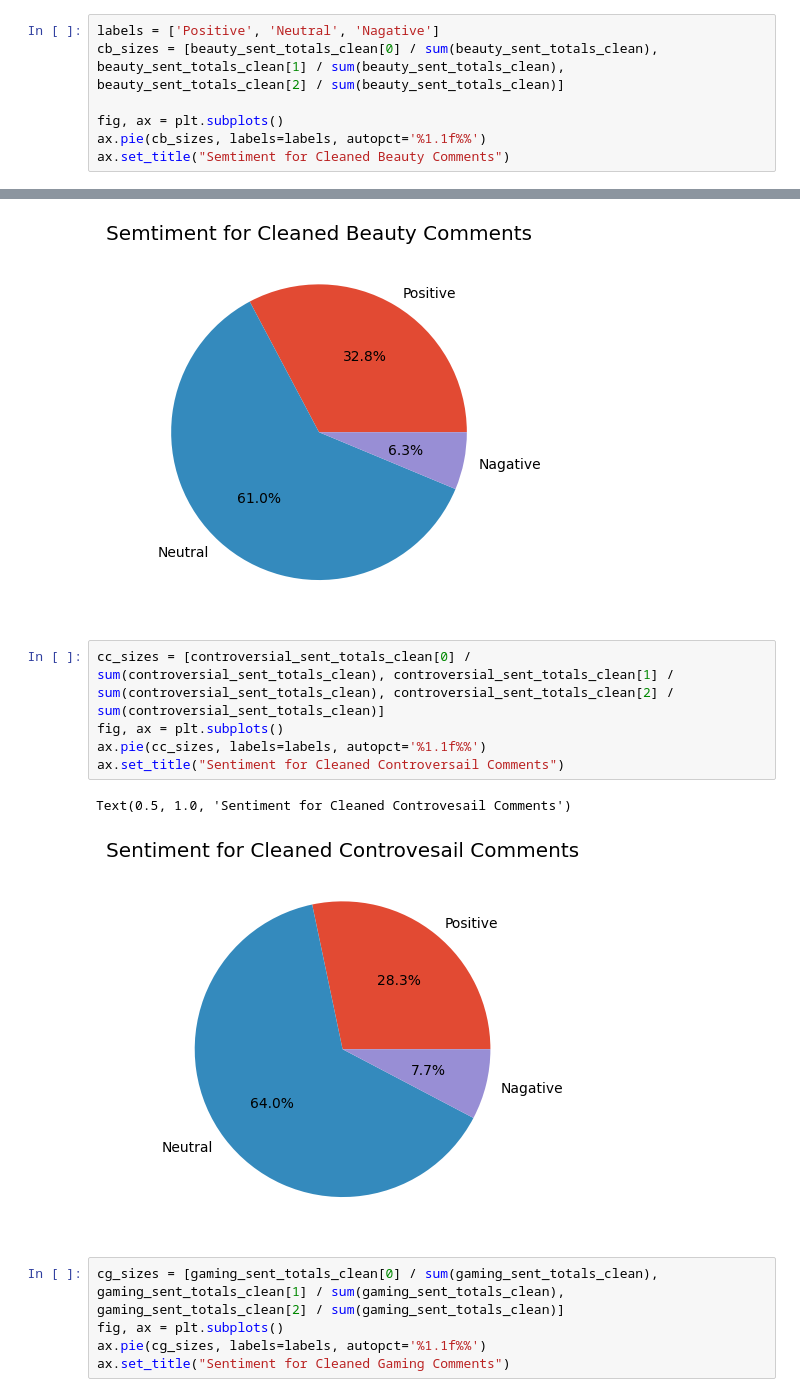
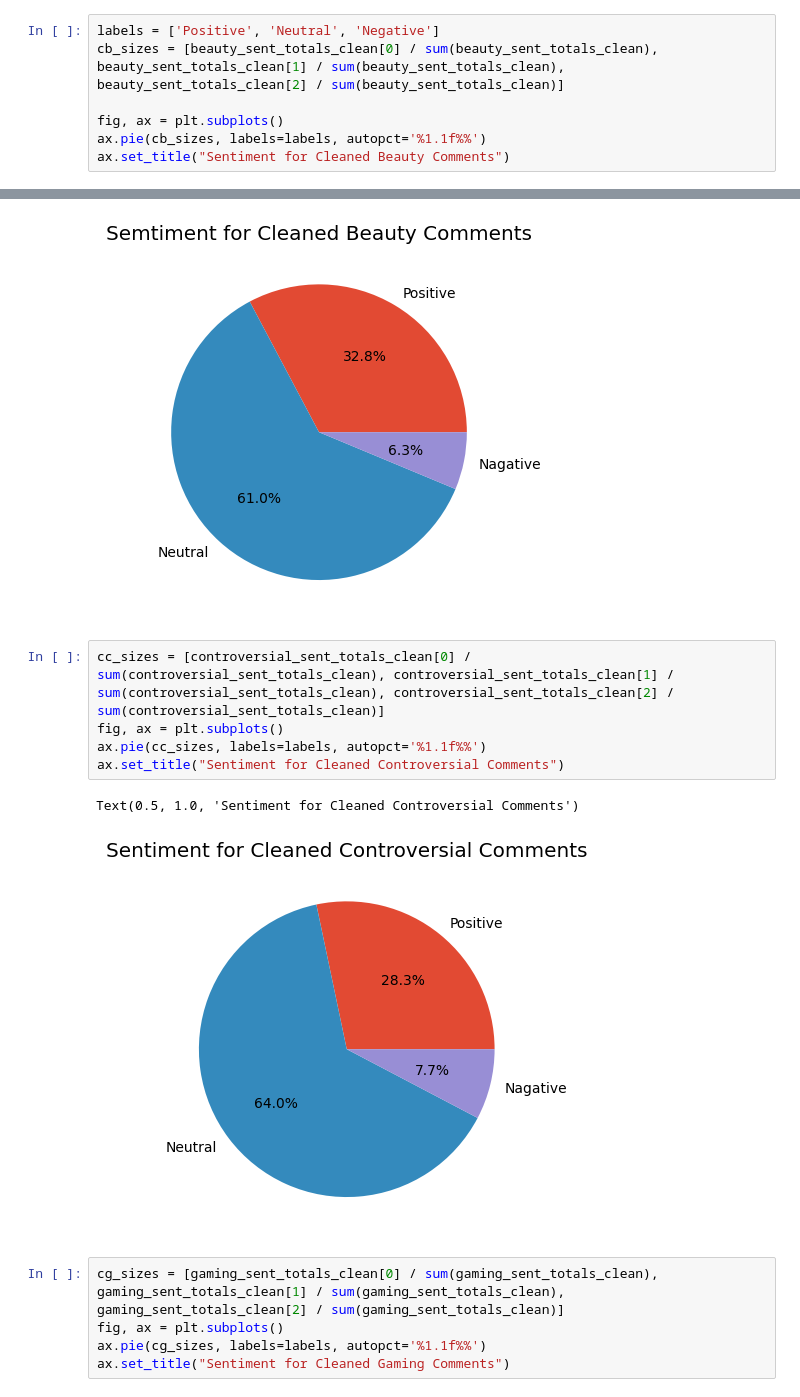
Before and after one commit to fahigley/YT_Sentiment_Analysis, a Jupyter notebook: code/sentiment_analysis.ipynb, the cells around one changed output, grey strips where cells are left out. Cells and saved outputs as stored; diff of their text form.

Commit message:
clean up

```diff
--- a/code/sentiment_analysis.ipynb
+++ b/code/sentiment_analysis.ipynb
@@ -167,23 +166,23 @@ Gaming Raw:
 # %% [markdown]
 # Cleaned pi charts
 # %%
-labels = ['Positive', 'Neutral', 'Nagative']
+labels = ['Positive', 'Neutral', 'Negative']
 cb_sizes = [beauty_sent_totals_clean[0] / sum(beauty_sent_totals_clean), beauty_sent_totals_clean[1] / sum(beauty_sent_totals_clean), beauty_sent_totals_clean[2] / sum(beauty_sent_totals_clean)]
 
 fig, ax = plt.subplots()
 ax.pie(cb_sizes, labels=labels, autopct='%1.1f%%')
-ax.set_title("Semtiment for Cleaned Beauty Comments")
+ax.set_title("Sentiment for Cleaned Beauty Comments")
 # %% [output]
 Text(0.5, 1.0, 'Semtiment for Cleaned Beauty Comments')
 [figure]
 # %%
 cc_sizes = [controversial_sent_totals_clean[0] / sum(controversial_sent_totals_clean), controversial_sent_totals_clean[1] / sum(controversial_sent_totals_clean), controversial_sent_totals_clean[2] / sum(controversial_sent_totals_clean)]
 fig, ax = plt.subplots()
 ax.pie(cc_sizes, labels=labels, autopct='%1.1f%%')
-ax.set_title("Sentiment for Cleaned Controversail Comments")
+ax.set_title("Sentiment for Cleaned Controversial Comments")
 # %% [output]
-Text(0.5, 1.0, 'Sentiment for Cleaned Controvesail Comments')
+Text(0.5, 1.0, 'Sentiment for Cleaned Controversial Comments')
-[figure, old version]
+[figure, new version]
 # %%
 cg_sizes = [gaming_sent_totals_clean[0] / sum(gaming_sent_totals_clean), gaming_sent_totals_clean[1] / sum(gaming_sent_totals_clean), gaming_sent_totals_clean[2] / sum(gaming_sent_totals_clean)]
 fig, ax = plt.subplots()
```
Also changed, not shown: parts of 2 cells of this notebook, 1 other file.
